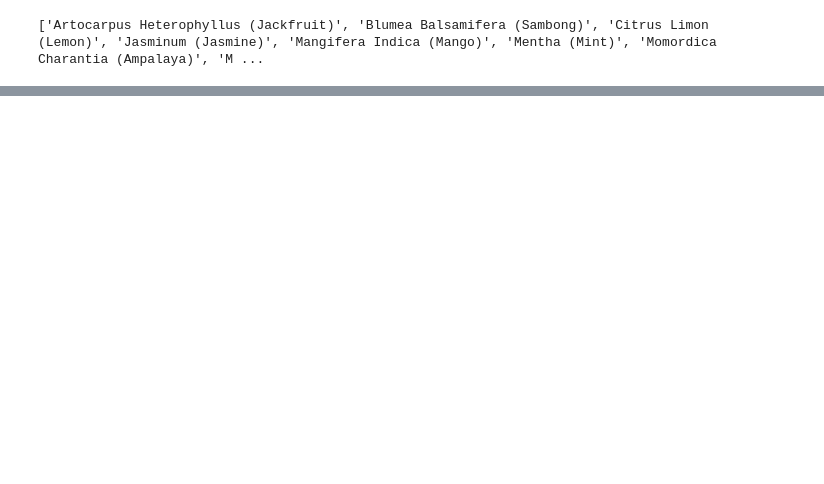
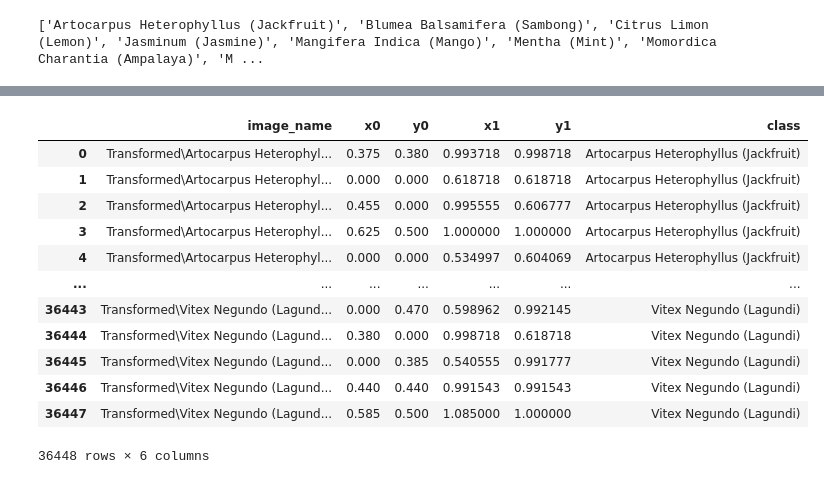
Before and after one commit to alaricespina/CPE124_E01_2Q2324_GROUP_1_SERVICE_LEARNING_REPOSITORY, a Jupyter notebook: Plant Classification Models/DatasetCreator.ipynb, the cells around one changed output, grey strips where cells are left out. Saved outputs shown, nothing was run; the diff lists cells and outputs as text; code cells hidden in the pictures; blank space fills up the shorter version.

```diff
--- a/Plant Classification Models/DatasetCreator.ipynb
+++ b/Plant Classification Models/DatasetCreator.ipynb
@@ -422,0 +248,17 @@ X.to_csv("Full Dataset Annotations.csv")
+# %%
+fixed_csv = pd.read_csv("Full Dataset Annotations.csv")
+fixed_csv
+# %% [output]
+|  | image_name | x0 | y0 | x1 | y1 | class |
+| 0 | Transformed\Artocarpus Heterophyl... | 0.375 | 0.380 | 0.993718 | 0.998718 | Artocarpus Heterophyllus (Jackfruit) |
+| 1 | Transformed\Artocarpus Heterophyl... | 0.000 | 0.000 | 0.618718 | 0.618718 | Artocarpus Heterophyllus (Jackfruit) |
+| 2 | Transformed\Artocarpus Heterophyl... | 0.455 | 0.000 | 0.995555 | 0.606777 | Artocarpus Heterophyllus (Jackfruit) |
+| 3 | Transformed\Artocarpus Heterophyl... | 0.625 | 0.500 | 1.000000 | 1.000000 | Artocarpus Heterophyllus (Jackfruit) |
+| 4 | Transformed\Artocarpus Heterophyl... | 0.000 | 0.000 | 0.534997 | 0.604069 | Artocarpus Heterophyllus (Jackfruit) |
+| ... | ... | ... | ... | ... | ... | ... |
+| 36443 | Transformed\Vitex Negundo (Lagund... | 0.000 | 0.470 | 0.598962 | 0.992145 | Vitex Negundo (Lagundi) |
+| 36444 | Transformed\Vitex Negundo (Lagund... | 0.380 | 0.000 | 0.998718 | 0.618718 | Vitex Negundo (Lagundi) |
+| 36445 | Transformed\Vitex Negundo (Lagund... | 0.000 | 0.385 | 0.540555 | 0.991777 | Vitex Negundo (Lagundi) |
+| 36446 | Transformed\Vitex Negundo (Lagund... | 0.440 | 0.440 | 0.991543 | 0.991543 | Vitex Negundo (Lagundi) |
+| 36447 | Transformed\Vitex Negundo (Lagund... | 0.585 | 0.500 | 1.085000 | 1.000000 | Vitex Negundo (Lagundi) |
+36448 rows × 6 columns
```
Also changed, not shown: parts of 12 cells of this notebook, 18 other files.
